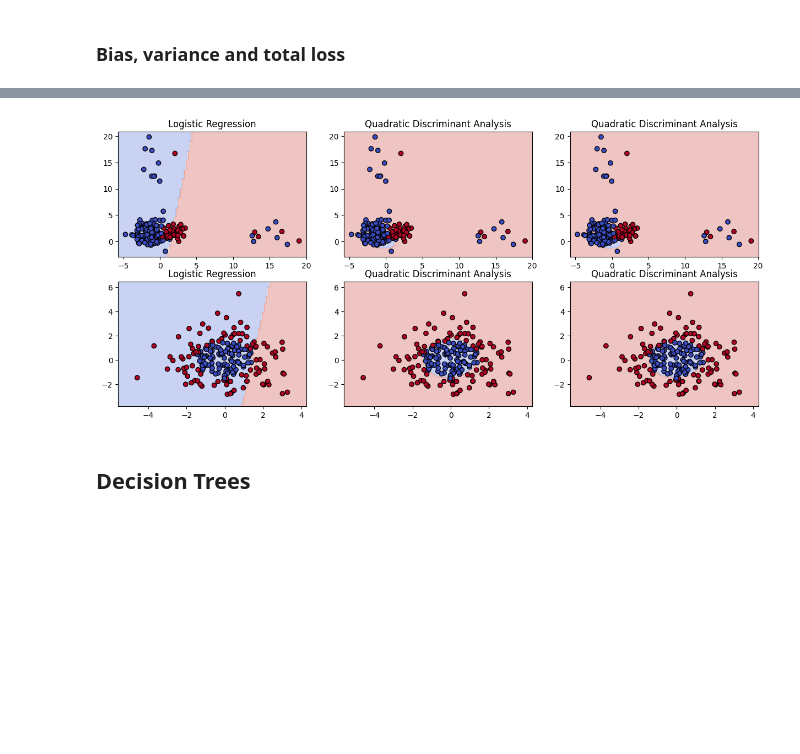
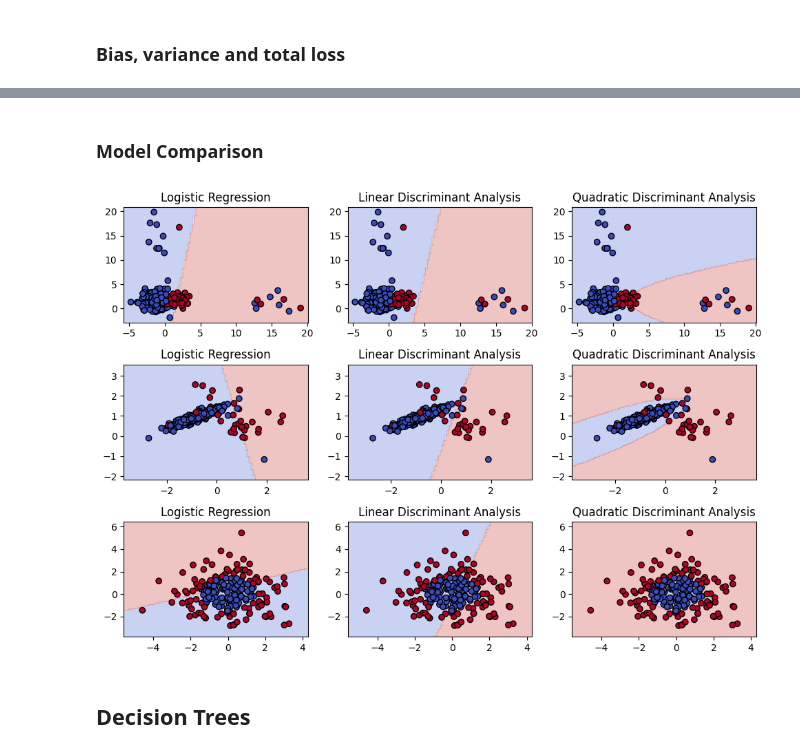
Before and after one commit to RodriCouto/ML_na_previsao_do_tempo_de_internato, a Jupyter notebook: ML_groupR.ipynb, the cells around one changed output, grey strips where cells are left out. Saved outputs shown, nothing was run; the diff lists cells and outputs as text; code cells hidden in the pictures; blank space fills up the shorter version.

```diff
--- a/ML_groupR.ipynb
+++ b/ML_groupR.ipynb
@@ -168,3 +164,10 @@ Logistic Regression Accuracy: 0.83
 ### LDA
 # %% [markdown]
 #### Choose the adequate Dataset
+# %%
+X_lda, y_lda = make_classification(n_samples=300, n_features=2, n_informative=2, n_redundant=0, n_clusters_per_class=1, random_state=42, class_sep=0.9, flip_y=0.1, weights=[0.9, 0.1])
+df_lda = pd.concat([pd.DataFrame(X_lda), pd.Series(y_lda)], axis=1)
+
+df_lda.columns = ["Feature 1", "Feature 2", "Class"]
+
+df_lda.head()
@@ -175,7 +206,7 @@ Logistic Regression Accuracy: 0.83
 # %% [markdown]
 #### Choose Adequate Dataset
 # %%
-X, y = make_gaussian_quantiles(mean=(0, 0), cov=2.0, n_samples=200, n_classes=2, random_state=42)
+X_qda, y_qda = make_gaussian_quantiles(mean=(0, 0), cov=2.0, n_samples=200, n_classes=2, random_state=42)
 
 df_qda = pd.concat([pd.DataFrame(X), pd.Series(y)], axis=1)
 
@@ -190,18 +221,16 @@ df_qda.head()
 # %% [markdown]
 #### Model
 # %%
-X, y = df_qda.iloc[:, :-1].values, df_qda.iloc[:, -1].values
-
-X_train, X_test, y_train, y_test = train_test_split(X, y, test_size=0.3, random_state=42)
+X_train_qda, X_test_qda, y_train_qda, y_test_qda = train_test_split(X_qda, y_qda, test_size=0.3, random_state=42)
 
 qda = QuadraticDiscriminantAnalysis()
 
-qda.fit(X_train, y_train)
+qda.fit(X_train_qda, y_train_qda)
 
-y_pred = qda.predict(X_test)
+y_pred_qda = qda.predict(X_test_qda)
 
 plt.figure(figsize=(4,3))
-plot_decision_boundary(qda, X, y, "Quadratic Discriminant Analysis")
+plot_decision_boundary(qda, X_qda, y_qda, "Quadratic Discriminant Analysis")
 plt.show()
 # %% [output]
 [figure]
@@ -273,22 +340,47 @@ Total Loss: 0.0391
+# %% [markdown]
+### Model Comparison
 # %%
-plt.figure(figsize=(15,10))
+plt.figure(figsize=(10,7))
 plt.subplot(3,3,1)
-X, y = df_logreg.iloc[:, :-1].values, df_logreg.iloc[:, -1].values
-plot_decision_boundary(log_reg, X, y, "Logistic Regression")
+
+plot_decision_boundary(log_reg, X_lr, y_lr, "Logistic Regression")
 plt.subplot(3,3,2)
-plot_decision_boundary(qda, X, y, "Quadratic Discriminant Analysis")
+lda_lr = LinearDiscriminantAnalysis()
+lda_lr.fit(X_lr, y_lr)
+plot_decision_boundary(lda_lr, X_lr, y_lr, "Linear Discriminant Analysis")
 plt.subplot(3,3,3)
-plot_decision_boundary(qda, X, y, "Quadratic Discriminant Analysis")
+qda_lr = QuadraticDiscriminantAnalysis()
+qda_lr.fit(X_lr, y_lr)
+plot_decision_boundary(qda_lr, X_lr, y_lr, "Quadratic Discriminant Analysis")
+
+X, y = df_lda.iloc[:, :-1].values, df_lda.iloc[:, -1].values
+plt.subplot(3,3,4)
+lr_lda = LogisticRegression(solver="lbfgs")
+lr_lda.fit(X_train_lda, y_train_lda)
+plot_decision_boundary(lr_lda, X_lda, y_lda, "Logistic Regression")
+plt.subplot(3,3,5)
+plot_decision_boundary(lda, X_lda, y_lda, "Linear Discriminant Analysis")
+plt.subplot(3,3,6)
+qda_lda = QuadraticDiscriminantAnalysis()
+qda_lda.fit(X_train_lda, y_train_lda)
+plot_decision_boundary(qda_lda, X_lda, y_lda, "Quadratic Discriminant Analysis")
 
 X, y = df_qda.iloc[:, :-1].values, df_qda.iloc[:, -1].values
-plt.subplot(3,3,4)
-plot_decision_boundary(log_reg, X, y, "Logistic Regression")
-plt.subplot(3,3,5)
-plot_decision_boundary(qda, X, y, "Quadratic Discriminant Analysis")
-plt.subplot(3,3,6)
-plot_decision_boundary(qda, X, y, "Quadratic Discriminant Analysis")
+plt.subplot(3,3,7)
+lr_qda = LogisticRegression(solver="lbfgs")
+lr_qda.fit(X_train_qda, y_train_qda)
+plot_decision_boundary(lr_qda, X_qda, y_qda, "Logistic Regression")
+plt.subplot(3,3,8)
+lda_qda = LinearDiscriminantAnalysis()
+lda_qda.fit(X_train_lda, y_train_lda)
+plot_decision_boundary(lda, X_qda, y_qda, "Linear Discriminant Analysis")
+plt.subplot(3,3,9)
+plot_decision_boundary(qda, X_qda, y_qda, "Quadratic Discriminant Analysis")
+
+plt.tight_layout()
+plt.show()
 # %% [output]
-[figure, old version]
+[figure, new version]
 # %% [markdown]
 ## Decision Trees
 # %% [markdown]
```
Also changed, not shown: parts of 8 cells of this notebook, 1 other file.
